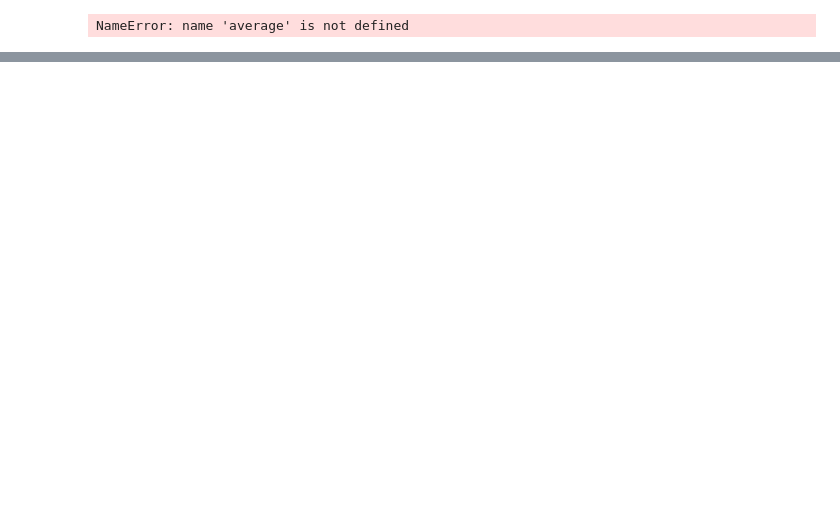
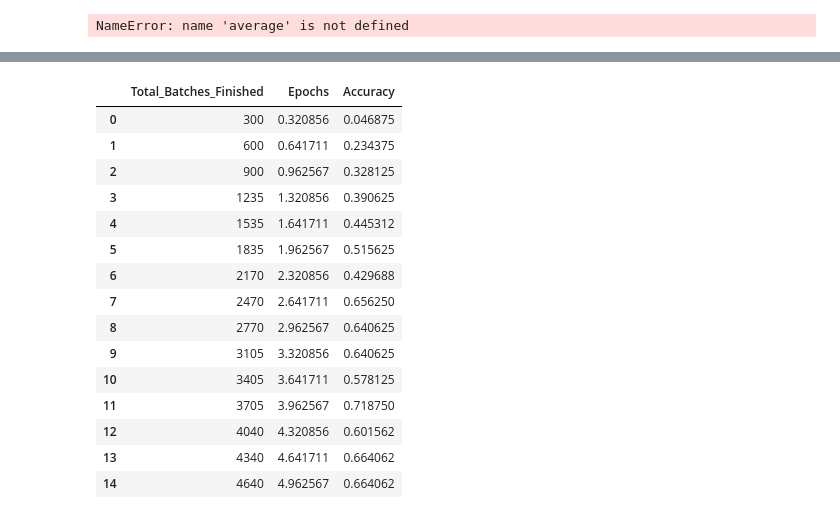
Before and after one commit to sunilvengalil/concept_learning, a Jupyter notebook: analysis/notebooks/find_accuracy.ipynb, the cells around one changed output, grey strips where cells are left out. Cells and saved outputs as stored; diff of their text form; code cells hidden in the pictures; blank space fills up the shorter version.

```diff
--- a/analysis/notebooks/find_accuracy.ipynb
+++ b/analysis/notebooks/find_accuracy.ipynb
@@ -216,0 +207,19 @@ for run_id, result in accuracy_dict.items():
+# %%
+accuracy_dict[2][1]
+# %% [output]
+|  | Total_Batches_Finished | Epochs | Accuracy |
+| 0 | 300 | 0.320856 | 0.046875 |
+| 1 | 600 | 0.641711 | 0.234375 |
+| 2 | 900 | 0.962567 | 0.328125 |
+| 3 | 1235 | 1.320856 | 0.390625 |
+| 4 | 1535 | 1.641711 | 0.445312 |
+| 5 | 1835 | 1.962567 | 0.515625 |
+| 6 | 2170 | 2.320856 | 0.429688 |
+| 7 | 2470 | 2.641711 | 0.656250 |
+| 8 | 2770 | 2.962567 | 0.640625 |
+| 9 | 3105 | 3.320856 | 0.640625 |
+| 10 | 3405 | 3.641711 | 0.578125 |
+| 11 | 3705 | 3.962567 | 0.718750 |
+| 12 | 4040 | 4.320856 | 0.601562 |
+| 13 | 4340 | 4.641711 | 0.664062 |
+| 14 | 4640 | 4.962567 | 0.664062 |
```
Also changed, not shown: parts of 12 cells of this notebook, 6 other files.
